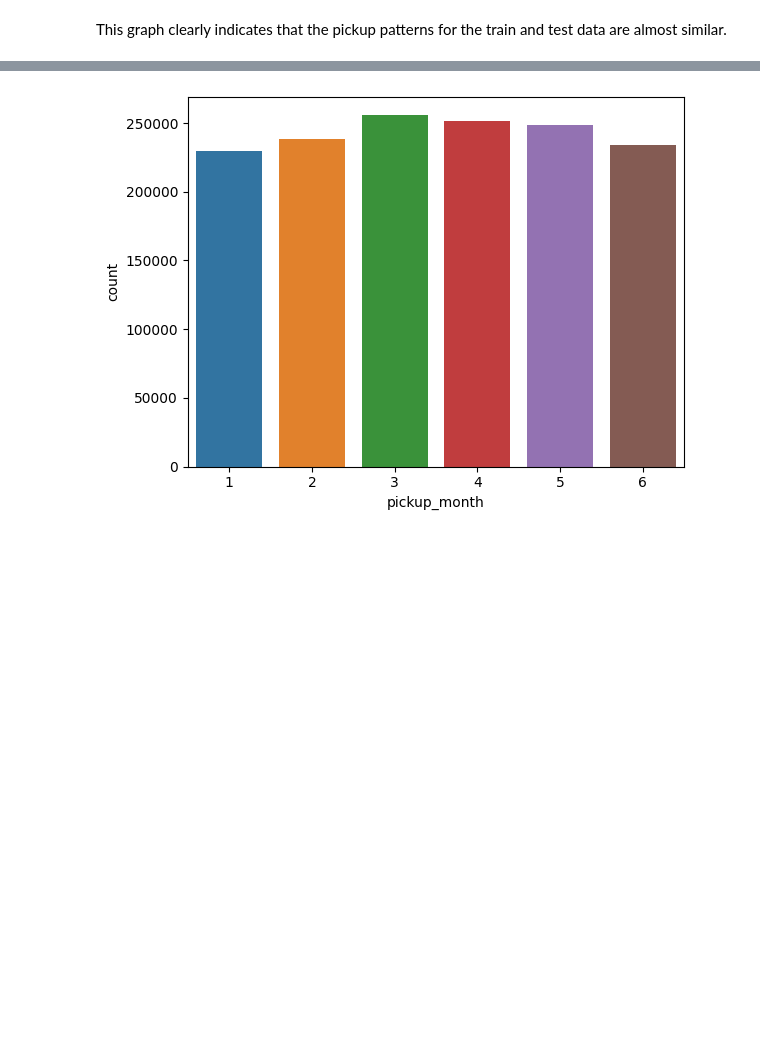
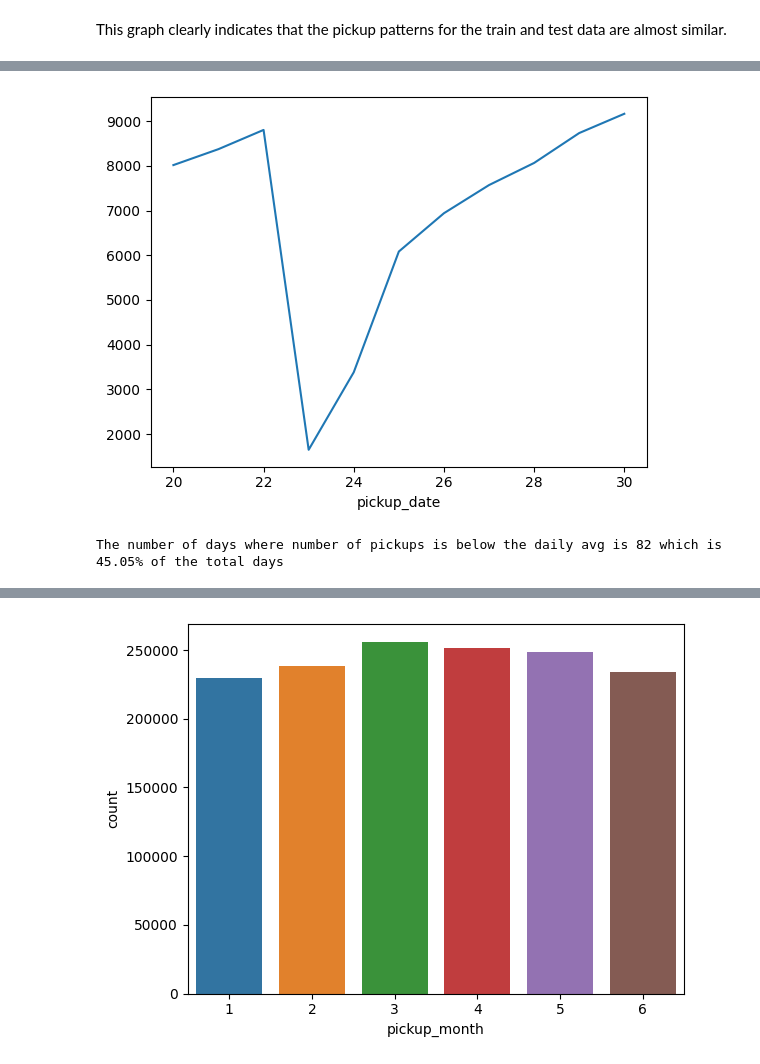
Before and after one commit to Himanshu-1703/kaggle-notebooks, a Jupyter notebook: rushing-through-nyc.ipynb, the cells around one changed output, grey strips where cells are left out. Saved outputs shown, nothing was run; the diff lists cells and outputs as text; code cells hidden in the pictures; blank space fills up the shorter version.

```diff
--- a/rushing-through-nyc.ipynb
+++ b/rushing-through-nyc.ipynb
@@ -573,0 +615,23 @@ This graph clearly indicates that the pickup patterns for the train and test dat
+# %%
+# taxi trips instead of travel bans
+ban_df = train_df_new.loc[(train_df_new['pickup_date'].isin(list(range(20,31))) & (train_df_new['pickup_month'] == 1))]
+
+ban_df['pickup_date'] \
+.value_counts() \
+.sort_index() \
+.plot()
+plt.show()
+# %% [output]
+[figure, added]
+# %%
+# no.of days when pickups were below the daily avg
+
+daily_avg_dates = train_df_new['pickup_datetime'].dt.date.value_counts()
+
+below_daily_avg_count = daily_avg_dates[daily_avg_dates < daily_pickups_mean].size
+
+percentage_below_avg = below_daily_avg_count / daily_avg_dates.index.size
+
+print(f'The number of days where number of pickups is below the daily avg is {below_daily_avg_count} which is {(percentage_below_avg * 100):.2f}% of the total days')
+# %% [output]
+The number of days where number of pickups is below the daily avg is 82 which is 45.05% of the total days
```
Also changed, not shown: parts of 19 cells of this notebook.
